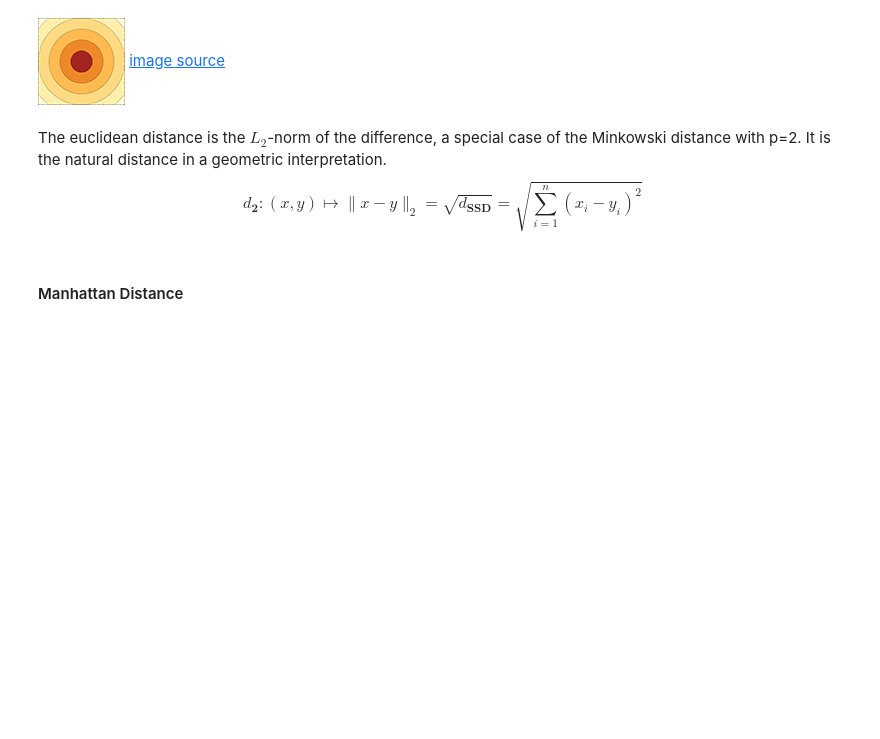
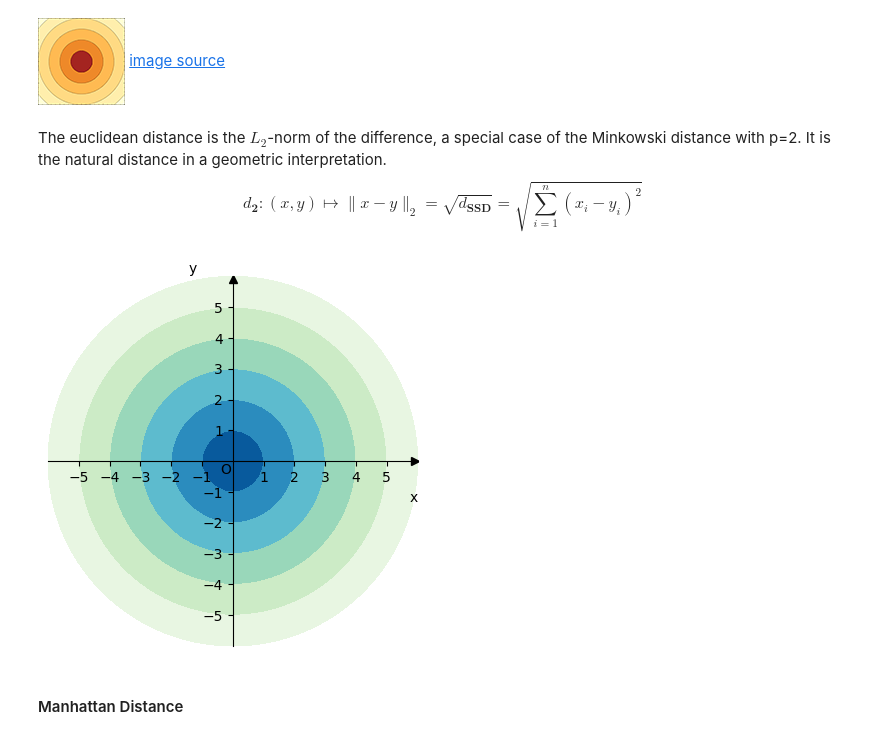
Before and after one commit to dtuleva/Math_Concepts_Visualizations, a Jupyter notebook: clustering.ipynb, the cells around one changed output. Cells and saved outputs as stored; diff of their text form; code cells hidden in the pictures; blank space fills up the shorter version.

```diff
--- a/clustering.ipynb
+++ b/clustering.ipynb
@@ -180,6 +188,16 @@ distance.minkowski([1,2], [2,3])
 # %% [markdown]
 The euclidean distance is the $L_2$-norm of the difference, a special case of the Minkowski distance with p=2. It is the natural distance in a geometric interpretation.
 $$ d_{\mathbf{2}} : (x, y) \mapsto \|x-y\|_2 = \sqrt{d_{\mathbf{SSD}}} = \sqrt{\sum_{i=1}^{n} (x_i-y_i)^2} $$
+# %%
+def euclidean_distance_to_o(x, y):
+    return distance.minkowski([x, y], [0, 0], p = 2)
+
+euclidean_distance_to_o = np.vectorize(euclidean_distance_to_o)
+# %%
+plot_contours(euclidean_distance_to_o)
+plt.show()
+# %% [output]
+[figure, added]
 # %% [markdown]
 #### Manhattan Distance
 # %% [markdown]
```
Also changed, not shown: parts of 19 cells of this notebook, 1 other file.
